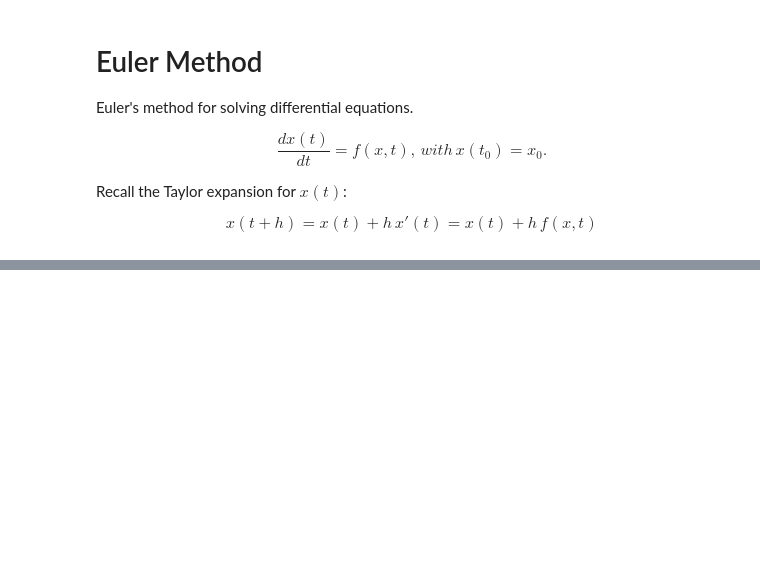
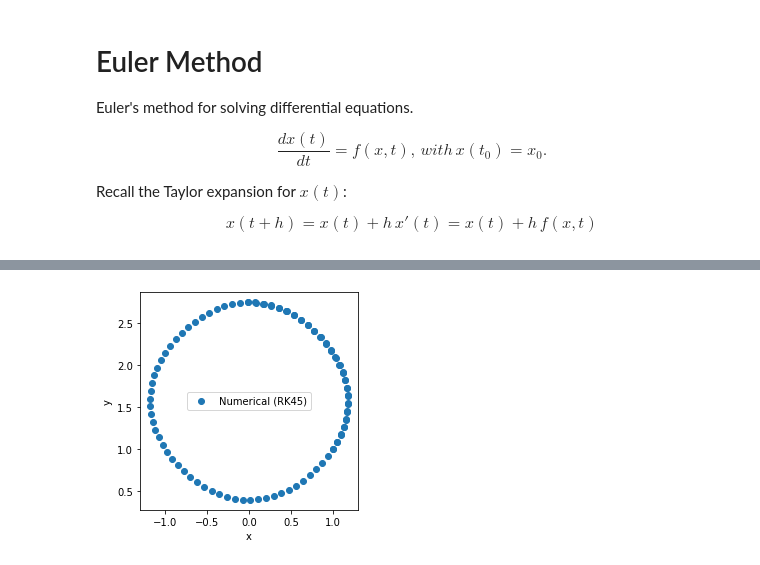
Before and after one commit to franklinzppa/studies-physics, a Jupyter notebook: math-tools.ipynb, the cells around one changed output, grey strips where cells are left out. Saved outputs shown, nothing was run; the diff lists cells and outputs as text; code cells hidden in the pictures; blank space fills up the shorter version.

```diff
--- a/math-tools.ipynb
+++ b/math-tools.ipynb
@@ -78,0 +111,23 @@ plt.show()
+# %%
+# We can also solve simultaneous 1st order ODEs
+
+def f(t, r):
+    x, y = r
+    fx = np.cos(y)
+    fy = np.sin(x)
+    return fx, fy
+
+r0 = [1, 1]
+
+sol = integrate.solve_ivp(f, (0, 10), r0, t_eval=np.linspace(0, 10, 100))
+x = sol.y[0]
+y = sol.y[1]
+
+plt.plot(x, y,'o' ,label='Numerical (RK45)')
+plt.xlabel('x')
+plt.ylabel('y')
+plt.axis('scaled')
+plt.legend()
+plt.show()
+# %% [output]
+[figure, added]
```
Also changed, not shown: parts of 6 cells of this notebook, 1 other file.
